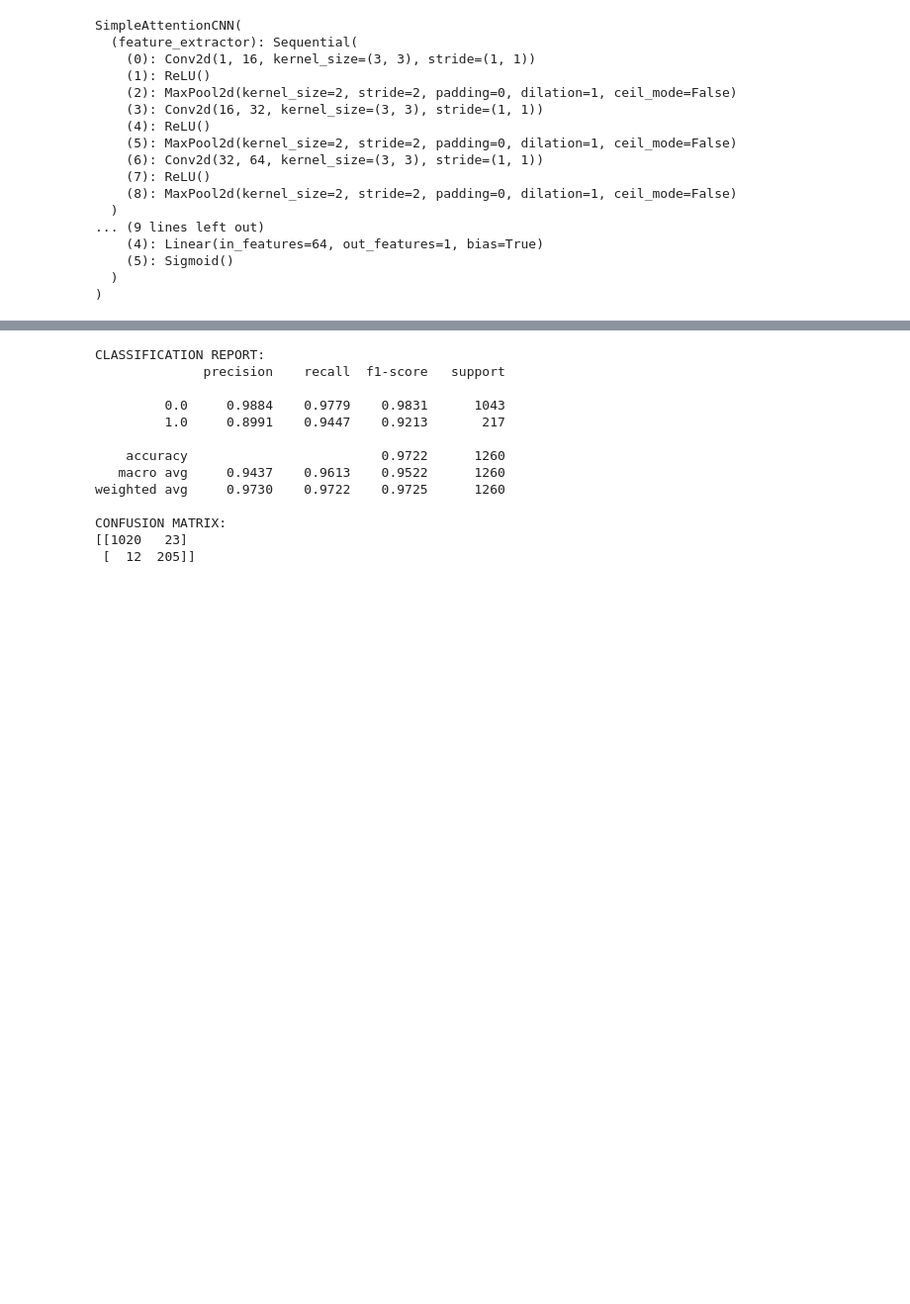
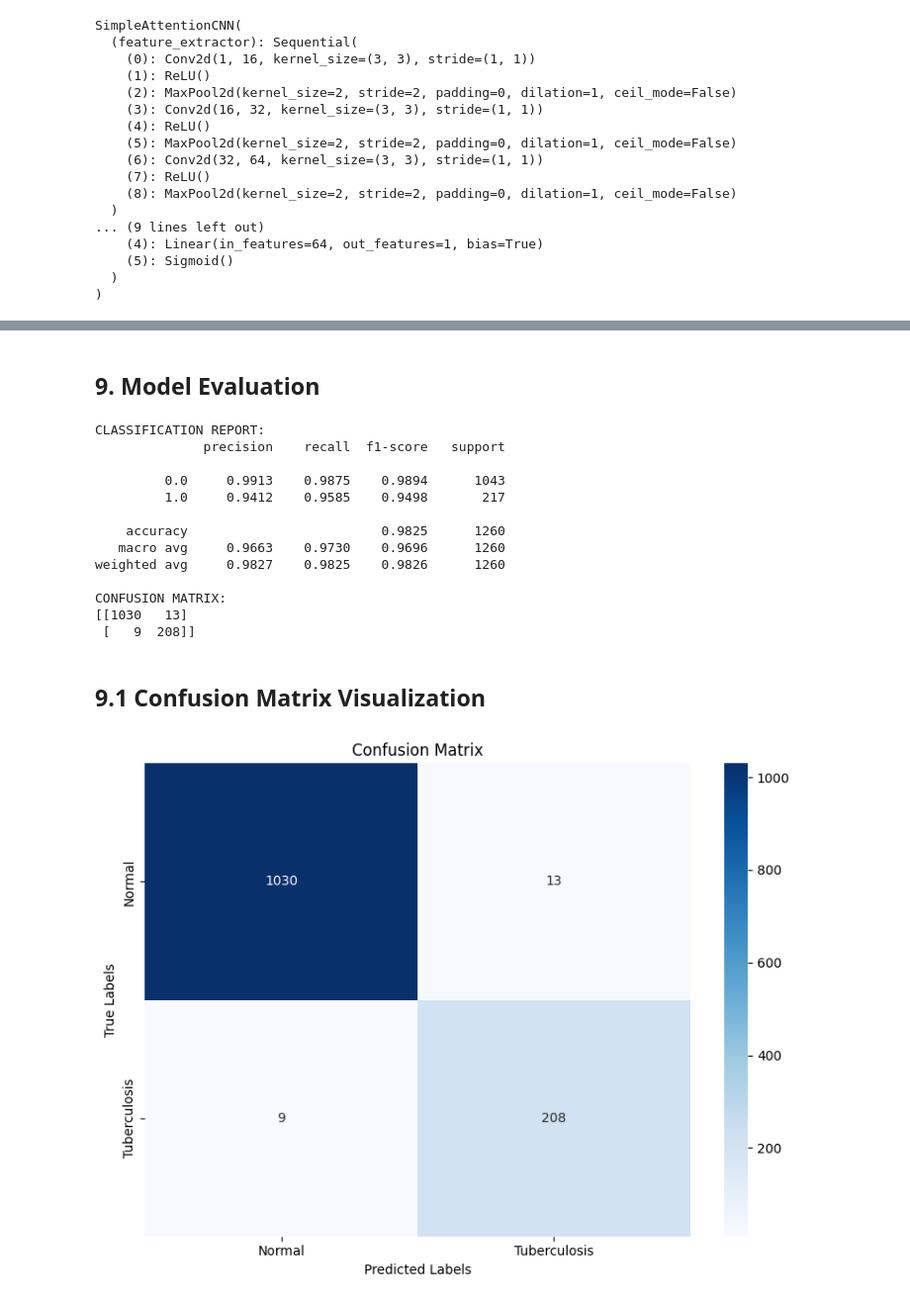
Before and after one commit to onethdias07/Clinician-Guided-Grad-CAM, a Jupyter notebook: model/tuberculosis-CNN-model.ipynb, the cells around one changed output, grey strips where cells are left out. Shown at 99% size. Drawn from its saved outputs; the diff is of its cells as text; code cells hidden in the pictures; blank space fills up the shorter version.

```diff
--- a/model/tuberculosis-CNN-model.ipynb
+++ b/model/tuberculosis-CNN-model.ipynb
@@ -357,10 +543,13 @@ Model improved at epoch 8, saved to tb_chest_xray_attention_best.pt
 Model improved at epoch 10, saved to tb_chest_xray_attention_best.pt
+# %% [markdown]
+## 9. Model Evaluation
 # %%
 model.load_state_dict(torch.load(best_model_path))
 model.eval()
 
 all_predictions = []
 all_ground_truths = []
+all_raw_outputs = []
 
 with torch.no_grad():
     for images_batch, labels_batch in test_loader:
@@ -372,6 +561,7 @@ with torch.no_grad():
 
         all_predictions.extend(preds.cpu().numpy().flatten())
         all_ground_truths.extend(labels_batch.cpu().numpy().flatten())
+        all_raw_outputs.extend(outputs.cpu().numpy().flatten())
 
 print("CLASSIFICATION REPORT:")
 print(classification_report(all_ground_truths, all_predictions, digits=4))
@@ -382,13 +572,35 @@ print(confusion_matrix(all_ground_truths, all_predictions))
 CLASSIFICATION REPORT:
               precision    recall  f1-score   support
 
-         0.0     0.9884    0.9779    0.9831      1043
-         1.0     0.8991    0.9447    0.9213       217
+         0.0     0.9913    0.9875    0.9894      1043
+         1.0     0.9412    0.9585    0.9498       217
 
-    accuracy                         0.9722      1260
-   macro avg     0.9437    0.9613    0.9522      1260
-weighted avg     0.9730    0.9722    0.9725      1260
+    accuracy                         0.9825      1260
+   macro avg     0.9663    0.9730    0.9696      1260
+weighted avg     0.9827    0.9825    0.9826      1260
 
 CONFUSION MATRIX:
-[[1020   23]
- [  12  205]]
+[[1030   13]
+ [   9  208]]
+# %% [markdown]
+## 9.1 Confusion Matrix Visualization
+# %%
+import matplotlib.pyplot as plt
+import seaborn as sns
+import pandas as pd
+
+plt.figure(figsize=(8, 6))
+
+# Confusion Matrix as a heatmap
+cm = confusion_matrix(all_ground_truths, all_predictions)
+class_names = ['Normal', 'Tuberculosis']
+sns.heatmap(cm, annot=True, fmt='d', cmap='Blues', xticklabels=class_names,
+            yticklabels=class_names)
+plt.xlabel('Predicted Labels')
+plt.ylabel('True Labels')
+plt.title('Confusion Matrix')
+
+plt.tight_layout()
+plt.show()
+# %% [output]
+[figure, added]
```
Also changed, not shown: parts of 39 cells of this notebook, 1 other file.
